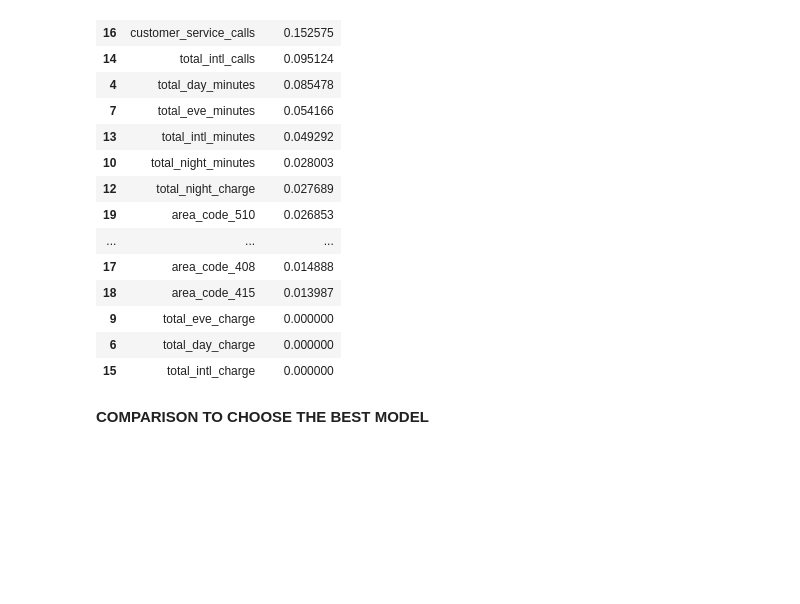
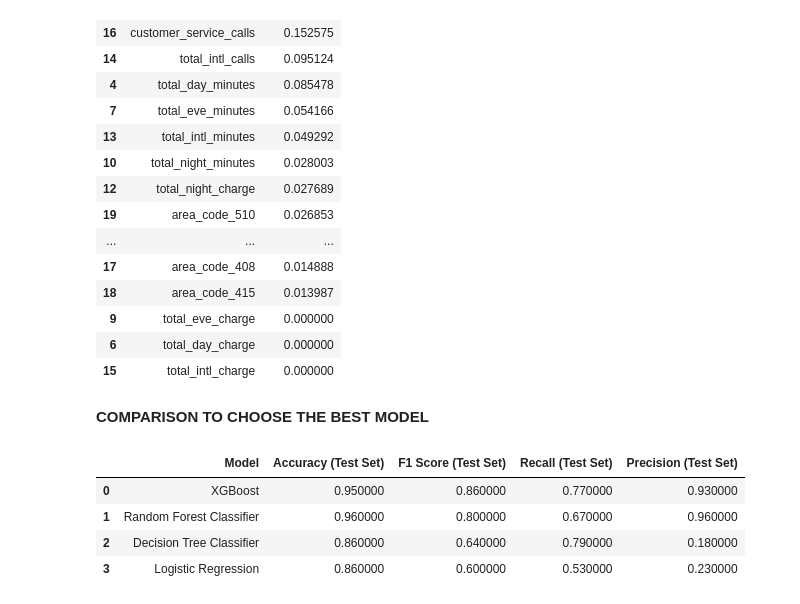
Before and after one commit to Wangari-web/dsc-phase-3-project-v2-3, a Jupyter notebook: syriatel_customer_churn.ipynb, the cells around one changed output. Drawn from its saved outputs; the diff is of its cells as text; code cells hidden in the pictures; blank space fills up the shorter version.

```diff
--- a/syriatel_customer_churn.ipynb
+++ b/syriatel_customer_churn.ipynb
@@ -1777,3 +1773,20 @@ importance_df
 | 15 | total_intl_charge | 0.000000 |
 # %% [markdown]
 **COMPARISON TO CHOOSE THE BEST MODEL**
+# %%
+comparison_frame = pd.DataFrame({'Model':['XGBoost',
+                                          'Random Forest Classifier',
+                                          'Decision Tree Classifier',
+                                          'Logistic Regression'],
+                                 'Accuracy (Test Set)':[0.95, 0.96, 0.86, 0.86,],
+                                 'F1 Score (Test Set)':[0.86, 0.80, 0.64, 0.60],
+                                 'Recall (Test Set)':[0.77, 0.67, 0.79,0.53],
+                                 'Precision (Test Set)':[0.93, 0.96, 0.18, 0.23]})
+
+comparison_frame.style.highlight_max(color = 'lightgreen', axis = 0)
+# %% [output]
+|  | Model | Accuracy (Test Set) | F1 Score (Test Set) | Recall (Test Set) | Precision (Test Set) |
+| 0 | XGBoost | 0.950000 | 0.860000 | 0.770000 | 0.930000 |
+| 1 | Random Forest Classifier | 0.960000 | 0.800000 | 0.670000 | 0.960000 |
+| 2 | Decision Tree Classifier | 0.860000 | 0.640000 | 0.790000 | 0.180000 |
+| 3 | Logistic Regression | 0.860000 | 0.600000 | 0.530000 | 0.230000 |
```
Also changed, not shown: parts of 9 cells of this notebook.
